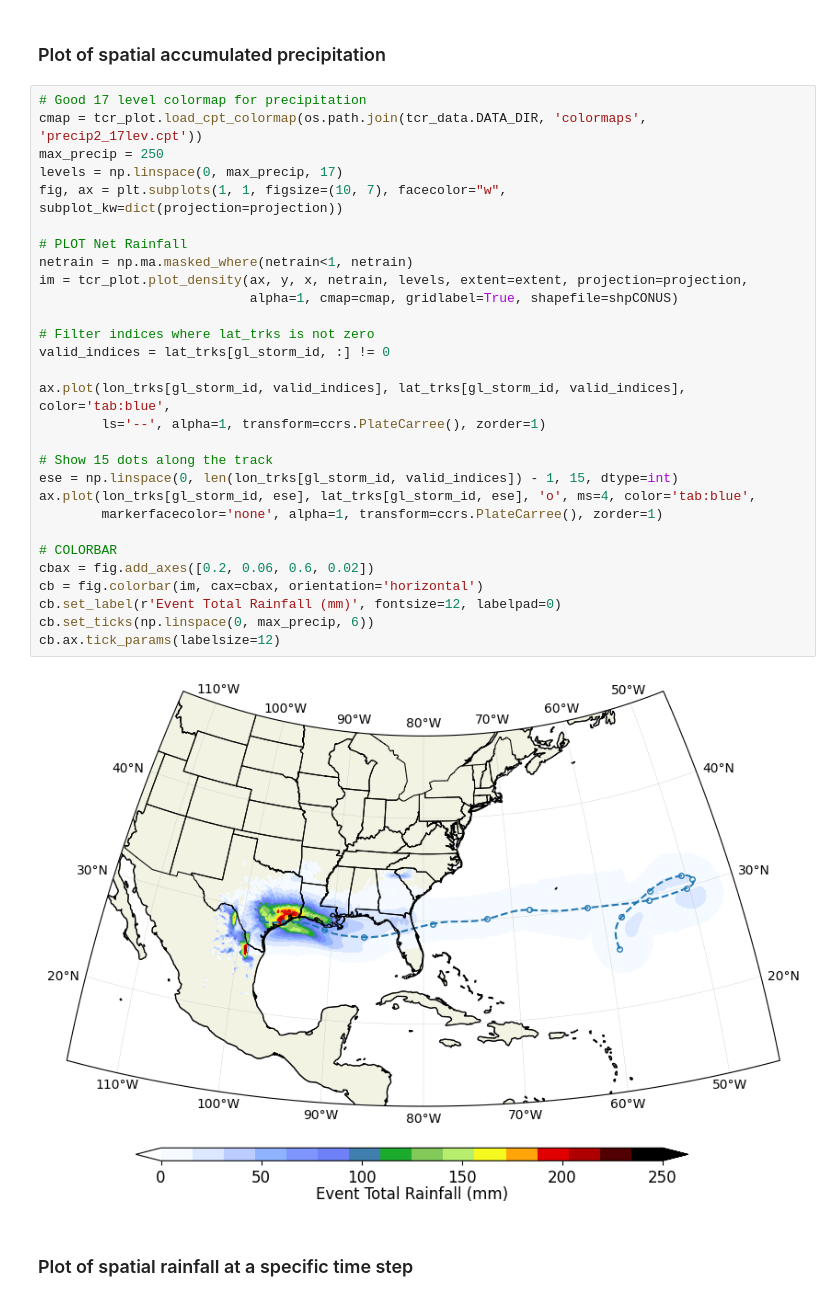
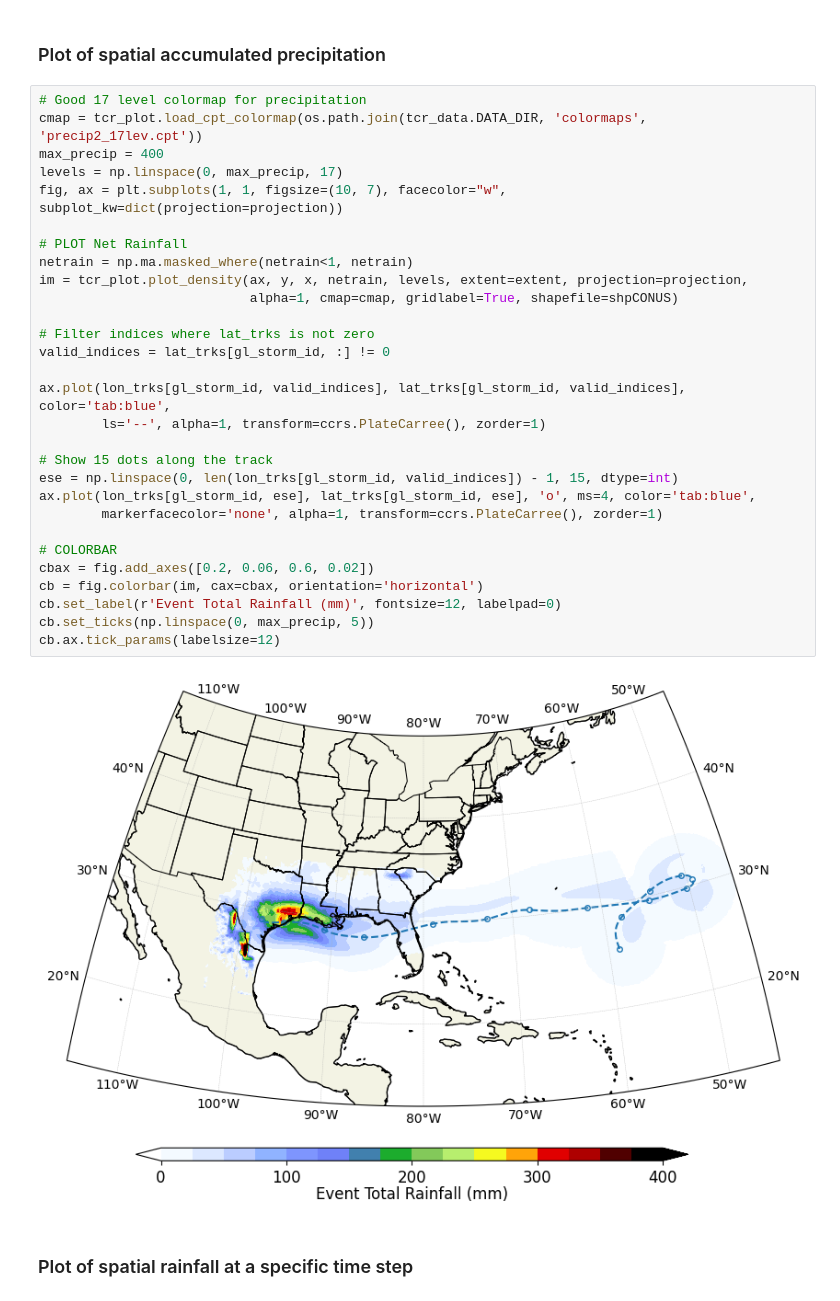
Before and after one commit to levuvietphong/pyTCR, a Jupyter notebook: notebooks/ex2_rainfall_generation.ipynb, the cells around one changed output. Saved outputs shown, nothing was run; the diff lists cells and outputs as text.

```diff
--- a/notebooks/ex2_rainfall_generation.ipynb
+++ b/notebooks/ex2_rainfall_generation.ipynb
@@ -155,34 +154,34 @@ x, y, netrain = tcr_rain.calculate_etr_swath(
 # %%
 # Good 17 level colormap for precipitation
 cmap = tcr_plot.load_cpt_colormap(os.path.join(tcr_data.DATA_DIR, 'colormaps', 'precip2_17lev.cpt'))
-max_precip = 250
+max_precip = 400
 levels = np.linspace(0, max_precip, 17)
 fig, ax = plt.subplots(1, 1, figsize=(10, 7), facecolor="w", subplot_kw=dict(projection=projection))
 
 # PLOT Net Rainfall
 netrain = np.ma.masked_where(netrain<1, netrain)
 im = tcr_plot.plot_density(ax, y, x, netrain, levels, extent=extent, projection=projection,
                            alpha=1, cmap=cmap, gridlabel=True, shapefile=shpCONUS)
 
 # Filter indices where lat_trks is not zero
 valid_indices = lat_trks[gl_storm_id, :] != 0
 
 ax.plot(lon_trks[gl_storm_id, valid_indices], lat_trks[gl_storm_id, valid_indices], color='tab:blue',
         ls='--', alpha=1, transform=ccrs.PlateCarree(), zorder=1)
 
 # Show 15 dots along the track
 ese = np.linspace(0, len(lon_trks[gl_storm_id, valid_indices]) - 1, 15, dtype=int)
 ax.plot(lon_trks[gl_storm_id, ese], lat_trks[gl_storm_id, ese], 'o', ms=4, color='tab:blue',
         markerfacecolor='none', alpha=1, transform=ccrs.PlateCarree(), zorder=1)
 
 # COLORBAR
 cbax = fig.add_axes([0.2, 0.06, 0.6, 0.02])
 cb = fig.colorbar(im, cax=cbax, orientation='horizontal')
 cb.set_label(r'Event Total Rainfall (mm)', fontsize=12, labelpad=0)
-cb.set_ticks(np.linspace(0, max_precip, 6))
+cb.set_ticks(np.linspace(0, max_precip, 5))
 cb.ax.tick_params(labelsize=12)
 # %% [output]
-[figure, old version]
+[figure, new version]
 # %% [markdown]
 ### Plot of spatial rainfall at a specific time step
 # %%
```
Also changed, not shown: parts of 5 cells of this notebook, 8 other files.
